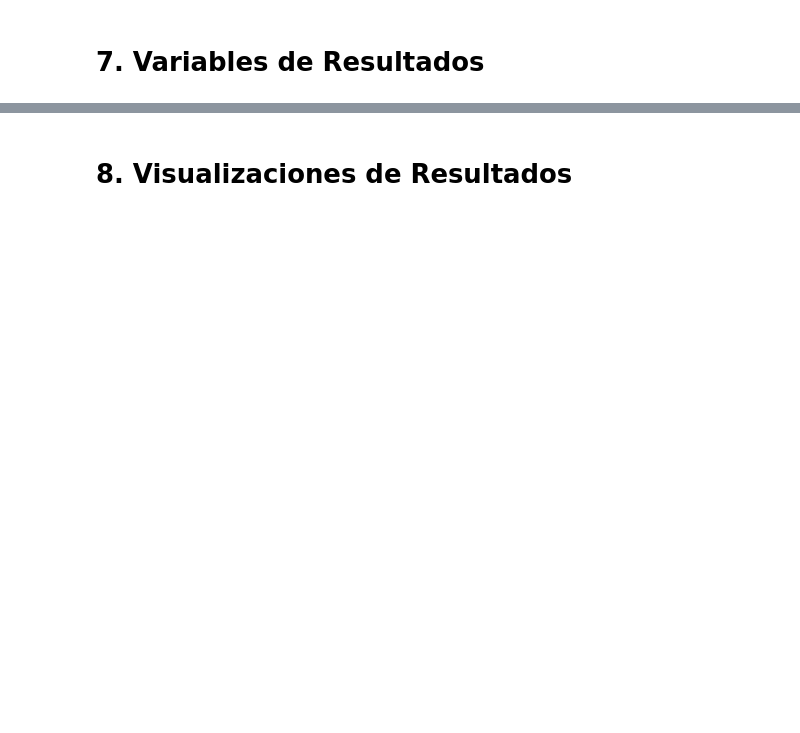
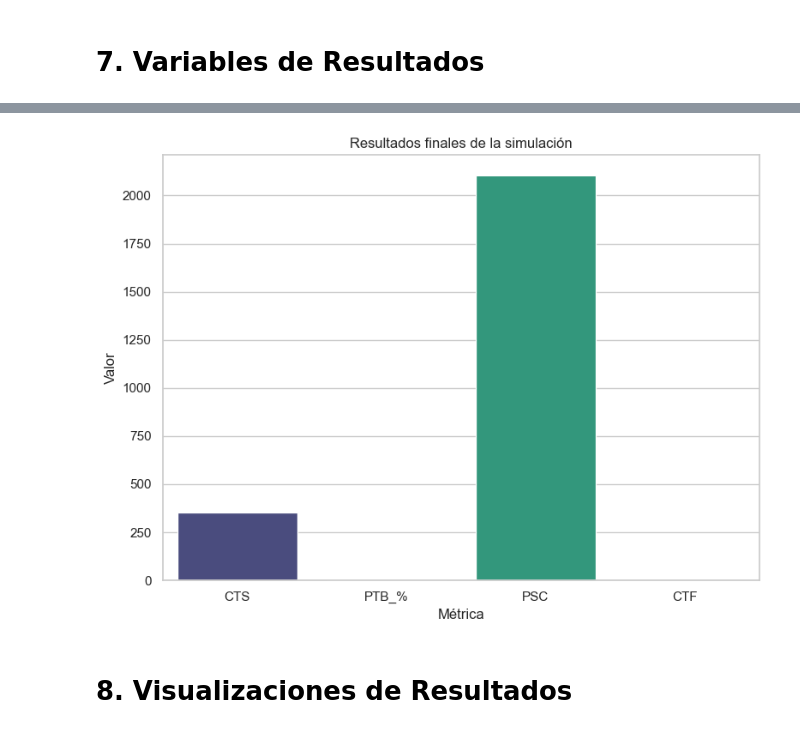
Before and after one commit to juliadp/simu-blockchain, a Jupyter notebook: TP Final Simulacion.ipynb, the cells around one changed output, grey strips where cells are left out. Drawn from its saved outputs; the diff is of its cells as text; code cells hidden in the pictures; blank space fills up the shorter version.

Commit message:
Fixes e improvements en el colab - graficos y resultados actualizados

```diff
--- a/TP Final Simulacion.ipynb
+++ b/TP Final Simulacion.ipynb
@@ -126,0 +42,20 @@ if USE_DATASET:
+# %%
+# Carpeta de inputs (Colab vs local)
+DATA_DIR = Path("/content/inputs") if IN_COLAB else (Path.cwd() / "inputs")
+DATA_DIR.mkdir(parents=True, exist_ok=True)
+
+SCENARIO_CSV = DATA_DIR / "blockchain_real_state_data_2021_2022.csv"  # <- cambiar si es otro nombre de archivo
+
+if not SCENARIO_CSV.exists():
+    raise FileNotFoundError(
+        f"No encuentro el archivo de escenarios: {SCENARIO_CSV}\n"
+        f"Colocalo en {DATA_DIR} o cambiá el nombre arriba."
+    )
+
+df_scenarios = pd.read_csv(SCENARIO_CSV)
+print("✅ Escenarios cargados:", df_scenarios.shape)
+print("▶ Ruta:", SCENARIO_CSV)
+print("▶ Columnas:", list(df_scenarios.columns))
+
+# Unidad de tiempo de toda la sim
+TIME_UNIT = "días"
@@ -564,0 +646,72 @@ CTF (Cantidad de transferencias fallidas): 16
+# %%
+import os, numpy as np, pandas as pd
+os.makedirs("outputs", exist_ok=True)
+
+# Helper: derivar métricas desde df_eventos si no hay globals
+def _metrics_from_df(df):
+    d = df.copy()
+    d["evento"] = d["evento"].astype(str).str.lower()
+
+    cts = int((d["evento"] == "mint").sum())
+    ctf = int(d["evento"].isin(["compra_fallida_fondos", "compra_fallida_sin_tokens"]).sum())
+    emitidos = cts
+    burneados = int((d["evento"] == "burn_token").sum())
+
+    # PSC: promedio del 'extra' en compras exitosas (saldo remanente del comprador)
+    comp = pd.to_numeric(d.loc[d["evento"] == "compra_exitosa", "extra"], errors="coerce").dropna()
+    psc = float(comp.mean()) if len(comp) > 0 else 0.0
+
+    return cts, ctf, emitidos, burneados, psc
+
+# Caso A: escenario único (las globals existen)
+if all(k in globals() for k in ("CTS", "CTF", "tokens_emitidos", "tokens_burneados")):
+    CTS_final = int(CTS)
+    CTF_final = int(CTF)
+    tokens_emitidos_final = int(tokens_emitidos)
+    tokens_burneados_final = int(tokens_burneados)
+
+    # PSC: si no hay saldos_compradores global, derivar de df_eventos
+    if "saldos_compradores" in globals() and len(saldos_compradores) > 0:
+        PSC_final = float(np.mean(saldos_compradores))
+    else:
+        _, _, _, _, PSC_final = _metrics_from_df(df_eventos)
+
+# Caso B: batch/unificado (no hay globals): derivar TODO desde df_eventos
+else:
+    CTS_final, CTF_final, tokens_emitidos_final, tokens_burneados_final, PSC_final = _metrics_from_df(df_eventos)
+
+PTB_final_pct = (tokens_burneados_final / tokens_emitidos_final * 100.0) if tokens_emitidos_final > 0 else 0.0
+
+# Tabla de métricas y export
+res_df = pd.DataFrame([
+    {"metrica": "CTS",   "valor": CTS_final},
+    {"metrica": "PTB_%", "valor": PTB_final_pct},
+    {"metrica": "PSC",   "valor": PSC_final},
+    {"metrica": "CTF",   "valor": CTF_final},
+])
+res_df.to_csv("outputs/metricas.csv", index=False)
+
+# Exportar conteo de eventos
+evt_counts = df_eventos["evento"].value_counts().rename_axis("evento").reset_index(name="frecuencia")
+evt_counts.to_csv("outputs/conteo_eventos.csv", index=False)
+
+# Prints formateados
+print("\n=== RESULTADOS ===")
+print(f"CTS (Cantidad total de tokenizaciones solicitadas): {CTS_final}")
+print(f"PTB (Porcentaje de tokens burneados): {PTB_final_pct:.2f}% "
+      f"(burn={tokens_burneados_final}, emitidos={tokens_emitidos_final})")
+print(f"PSC (Promedio de saldo compradores): {PSC_final:.2f}")
+print(f"CTF (Cantidad de transferencias fallidas): {CTF_final}")
+
+# Gráfico (una sola vez)
+import matplotlib.pyplot as plt, seaborn as sns
+plt.figure(figsize=(8,6))
+sns.barplot(
+    data=res_df,
+    x="metrica", y="valor",
+    hue="metrica", palette="viridis",
+    dodge=False, legend=False
+)
+plt.xlabel("Métrica"); plt.ylabel("Valor"); plt.title("Resultados finales de la simulación")
+plt.tight_layout(); plt.savefig("outputs/metricas_bar.png", dpi=150); plt.show()
+# %% [output]
@@ -565,3 +723,4 @@ CTF (Cantidad de transferencias fallidas): 16
+[figure, added]
 # %% [markdown]
 # 8. Visualizaciones de Resultados
 # %%
```
Also changed, not shown: parts of 27 cells of this notebook, 22 other files.
